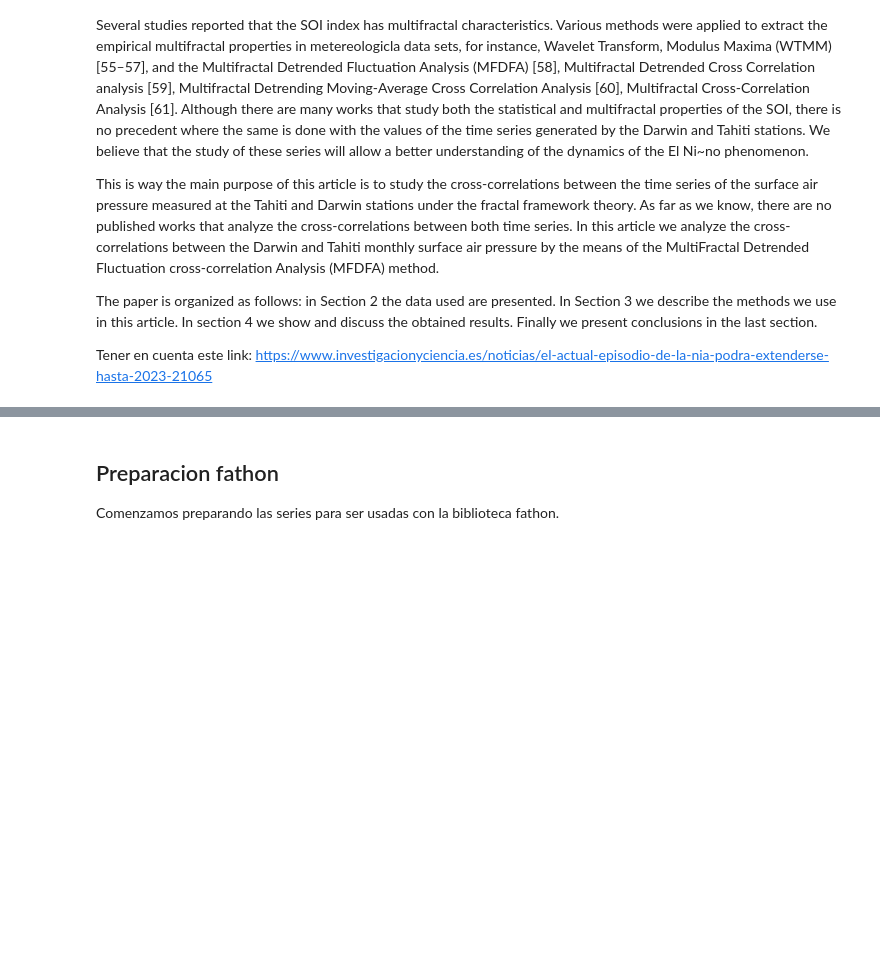
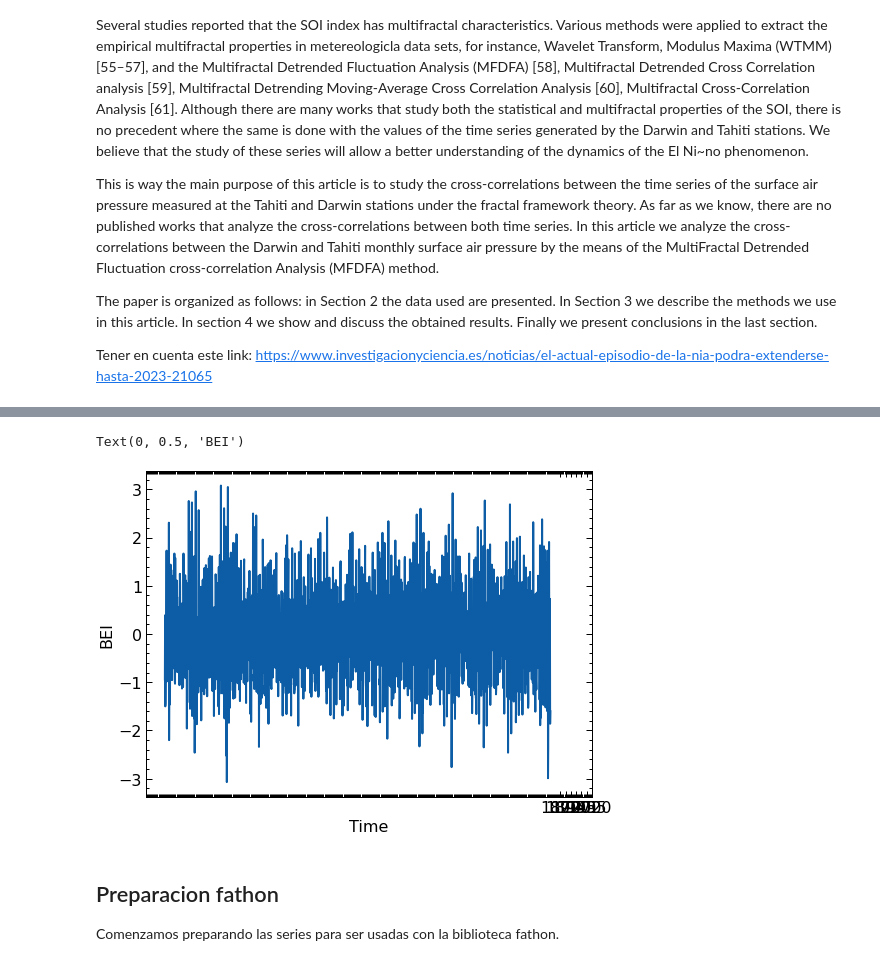
Before and after one commit to sebasjaro/MFDFAX, a Jupyter notebook: Python/El Niño - Southern Oscillation.ipynb, the cells around one changed output, grey strips where cells are left out. Cells and saved outputs as stored; diff of their text form; code cells hidden in the pictures; blank space fills up the shorter version.

```diff
--- a/Python/El Niño - Southern Oscillation.ipynb
+++ b/Python/El Niño - Southern Oscillation.ipynb
@@ -134,11 +137,14 @@ plt.xlabel("Time")
 plt.ylabel("Pressure (hPa)")
 #plt.savefig("fig/tahity.pdf")
 # %%
-plt.plot(year_2,bei)
+plt.plot(bei)
 plt.xticks(np.arange(1870, 2025, 25))
 plt.xlabel("Time")
 plt.ylabel("BEI")
 #plt.savefig('fig/BEI.pdf')
+# %% [output]
+Text(0, 0.5, 'BEI')
+[figure, added]
 # %%
     #Estadistica descriptiva
     from scipy import stats
```
Also changed, not shown: parts of 11 cells of this notebook.
